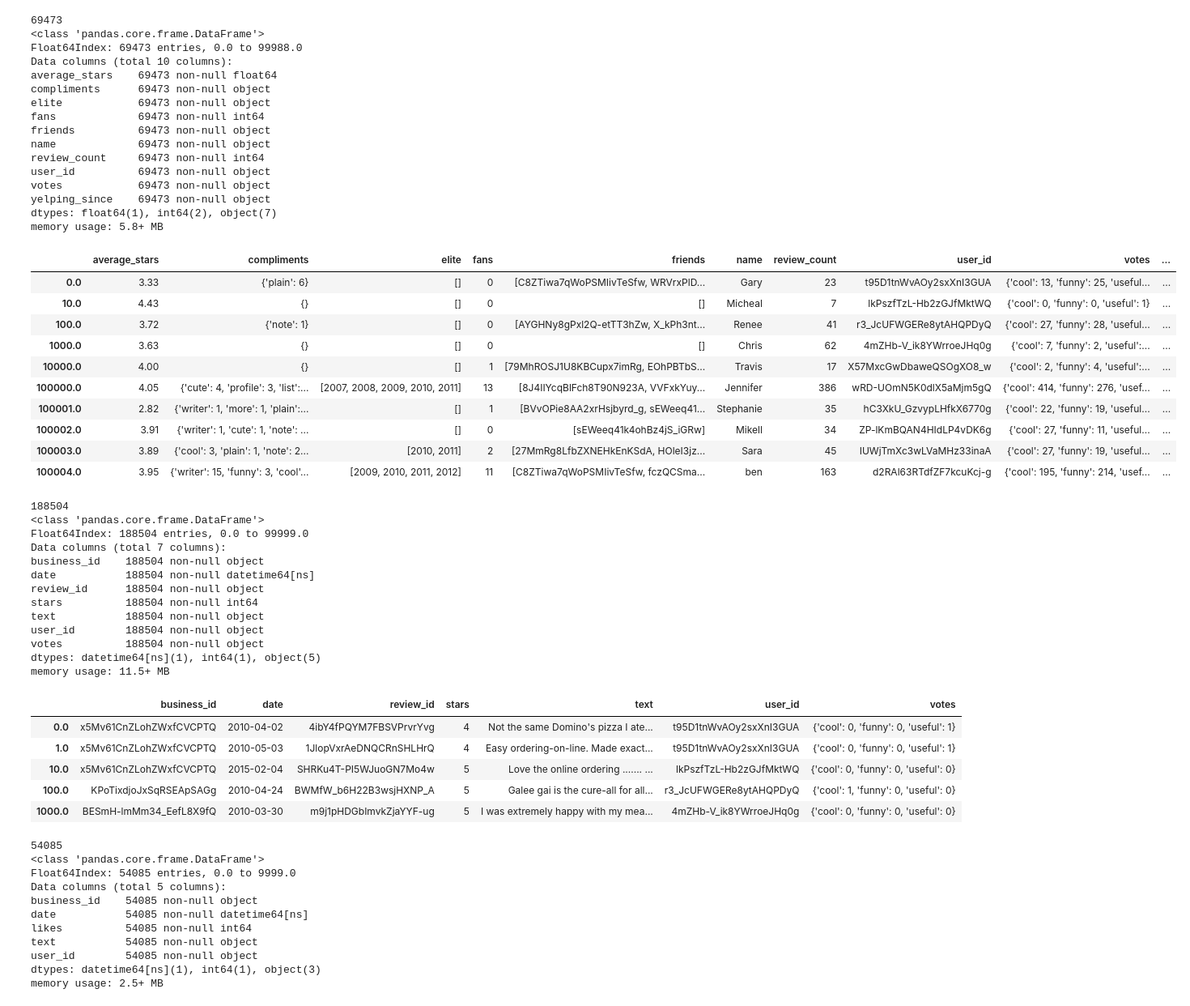
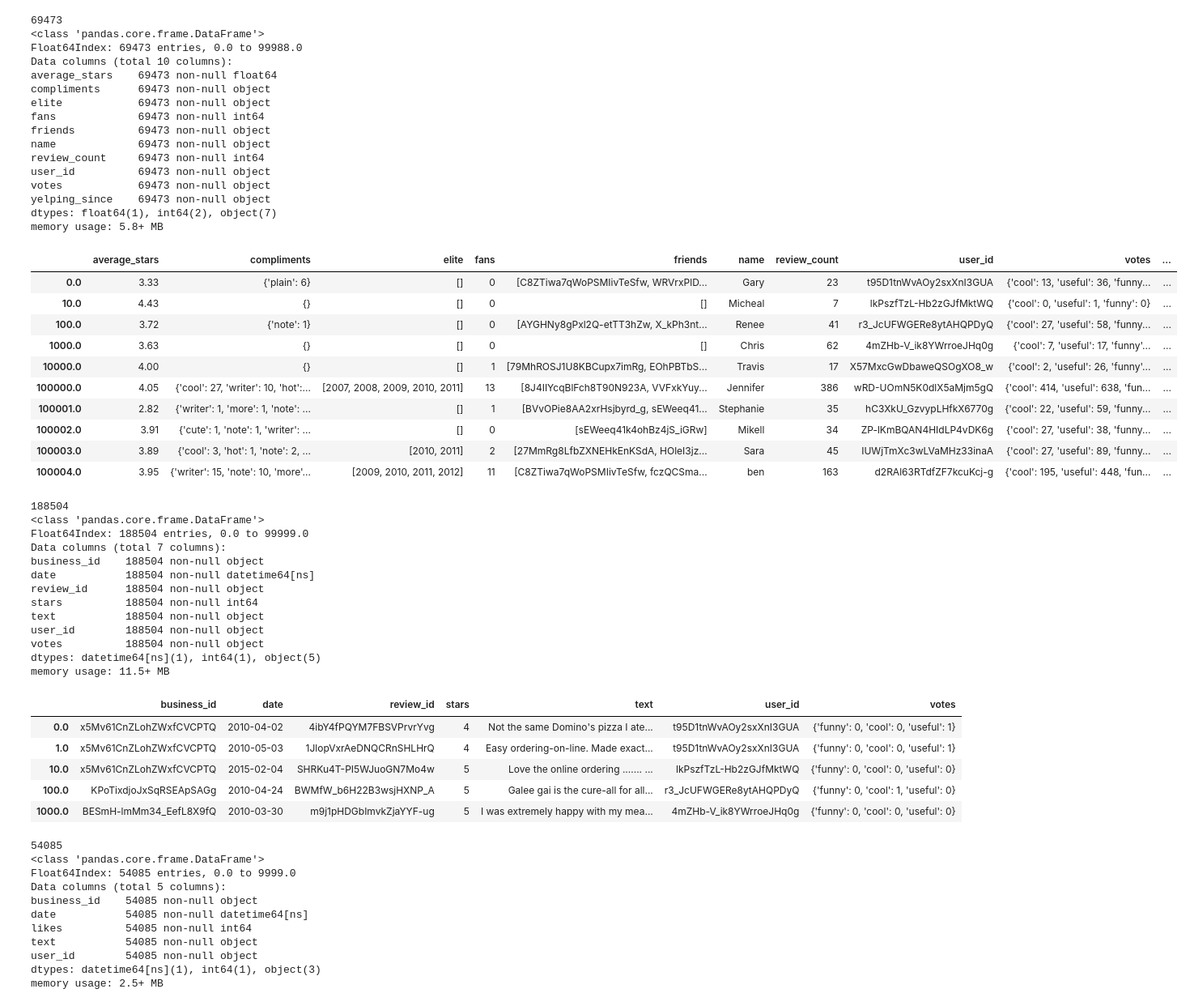
Before and after one commit to deepsreddy/DSI_CapstoneProject, a Jupyter notebook: Explore_ModelFeatures.ipynb, the cells around one changed output. Shown: that part at 81% size. Saved outputs shown, nothing was run; the diff lists cells and outputs as text; code cells hidden in the pictures.

```diff
--- a/Explore_ModelFeatures.ipynb
+++ b/Explore_ModelFeatures.ipynb
@@ -77,38 +89,38 @@ memory usage: 251.1+ KB
 # %%
-user_df = pd.read_json('data/Phoenix_UserData.json')
+user_df = pd.read_json('data_full/Phoenix_UserData.json')
 print(len(user_df))
 user_df.info()
 user_df.head(10)
 # %% [output]
 69473
 <class 'pandas.core.frame.DataFrame'>
 Float64Index: 69473 entries, 0.0 to 99988.0
 Data columns (total 10 columns):
 average_stars    69473 non-null float64
 compliments      69473 non-null object
 elite            69473 non-null object
 fans             69473 non-null int64
 friends          69473 non-null object
 name             69473 non-null object
 review_count     69473 non-null int64
 user_id          69473 non-null object
 votes            69473 non-null object
 yelping_since    69473 non-null object
 dtypes: float64(1), int64(2), object(7)
 memory usage: 5.8+ MB
 |  | average_stars | compliments | elite | fans | friends | name | review_count | user_id | votes | ... |
-| 0.0 | 3.33 | {'plain': 6} | [] | 0 | [C8ZTiwa7qWoPSMIivTeSfw, WRVrxPlD... | Gary | 23 | t95D1tnWvAOy2sxXnI3GUA | {'cool': 13, 'funny': 25, 'useful... | ... |
-| 10.0 | 4.43 | {} | [] | 0 | [] | Micheal | 7 | lkPszfTzL-Hb2zGJfMktWQ | {'cool': 0, 'funny': 0, 'useful': 1} | ... |
-| 100.0 | 3.72 | {'note': 1} | [] | 0 | [AYGHNy8gPxl2Q-etTT3hZw, X_kPh3nt... | Renee | 41 | r3_JcUFWGERe8ytAHQPDyQ | {'cool': 27, 'funny': 28, 'useful... | ... |
-| 1000.0 | 3.63 | {} | [] | 0 | [] | Chris | 62 | 4mZHb-V_ik8YWrroeJHq0g | {'cool': 7, 'funny': 2, 'useful':... | ... |
-| 10000.0 | 4.00 | {} | [] | 1 | [79MhROSJ1U8KBCupx7imRg, EOhPBTbS... | Travis | 17 | X57MxcGwDbaweQSOgXO8_w | {'cool': 2, 'funny': 4, 'useful':... | ... |
-| 100000.0 | 4.05 | {'cute': 4, 'profile': 3, 'list':... | [2007, 2008, 2009, 2010, 2011] | 13 | [8J4IIYcqBlFch8T90N923A, VVFxkYuy... | Jennifer | 386 | wRD-UOmN5K0dlX5aMjm5gQ | {'cool': 414, 'funny': 276, 'usef... | ... |
-| 100001.0 | 2.82 | {'writer': 1, 'more': 1, 'plain':... | [] | 1 | [BVvOPie8AA2xrHsjbyrd_g, sEWeeq41... | Stephanie | 35 | hC3XkU_GzvypLHfkX6770g | {'cool': 22, 'funny': 19, 'useful... | ... |
-| 100002.0 | 3.91 | {'writer': 1, 'cute': 1, 'note': ... | [] | 0 | [sEWeeq41k4ohBz4jS_iGRw] | Mikell | 34 | ZP-lKmBQAN4HIdLP4vDK6g | {'cool': 27, 'funny': 11, 'useful... | ... |
-| 100003.0 | 3.89 | {'cool': 3, 'plain': 1, 'note': 2... | [2010, 2011] | 2 | [27MmRg8LfbZXNEHkEnKSdA, HOleI3jz... | Sara | 45 | IUWjTmXc3wLVaMHz33inaA | {'cool': 27, 'funny': 19, 'useful... | ... |
-| 100004.0 | 3.95 | {'writer': 15, 'funny': 3, 'cool'... | [2009, 2010, 2011, 2012] | 11 | [C8ZTiwa7qWoPSMIivTeSfw, fczQCSma... | ben | 163 | d2RAl63RTdfZF7kcuKcj-g | {'cool': 195, 'funny': 214, 'usef... | ... |
+| 0.0 | 3.33 | {'plain': 6} | [] | 0 | [C8ZTiwa7qWoPSMIivTeSfw, WRVrxPlD... | Gary | 23 | t95D1tnWvAOy2sxXnI3GUA | {'cool': 13, 'useful': 36, 'funny... | ... |
+| 10.0 | 4.43 | {} | [] | 0 | [] | Micheal | 7 | lkPszfTzL-Hb2zGJfMktWQ | {'cool': 0, 'useful': 1, 'funny': 0} | ... |
+| 100.0 | 3.72 | {'note': 1} | [] | 0 | [AYGHNy8gPxl2Q-etTT3hZw, X_kPh3nt... | Renee | 41 | r3_JcUFWGERe8ytAHQPDyQ | {'cool': 27, 'useful': 58, 'funny... | ... |
+| 1000.0 | 3.63 | {} | [] | 0 | [] | Chris | 62 | 4mZHb-V_ik8YWrroeJHq0g | {'cool': 7, 'useful': 17, 'funny'... | ... |
+| 10000.0 | 4.00 | {} | [] | 1 | [79MhROSJ1U8KBCupx7imRg, EOhPBTbS... | Travis | 17 | X57MxcGwDbaweQSOgXO8_w | {'cool': 2, 'useful': 26, 'funny'... | ... |
+| 100000.0 | 4.05 | {'cool': 27, 'writer': 10, 'hot':... | [2007, 2008, 2009, 2010, 2011] | 13 | [8J4IIYcqBlFch8T90N923A, VVFxkYuy... | Jennifer | 386 | wRD-UOmN5K0dlX5aMjm5gQ | {'cool': 414, 'useful': 638, 'fun... | ... |
+| 100001.0 | 2.82 | {'writer': 1, 'more': 1, 'note': ... | [] | 1 | [BVvOPie8AA2xrHsjbyrd_g, sEWeeq41... | Stephanie | 35 | hC3XkU_GzvypLHfkX6770g | {'cool': 22, 'useful': 59, 'funny... | ... |
+| 100002.0 | 3.91 | {'cute': 1, 'note': 1, 'writer': ... | [] | 0 | [sEWeeq41k4ohBz4jS_iGRw] | Mikell | 34 | ZP-lKmBQAN4HIdLP4vDK6g | {'cool': 27, 'useful': 38, 'funny... | ... |
+| 100003.0 | 3.89 | {'cool': 3, 'hot': 1, 'note': 2, ... | [2010, 2011] | 2 | [27MmRg8LfbZXNEHkEnKSdA, HOleI3jz... | Sara | 45 | IUWjTmXc3wLVaMHz33inaA | {'cool': 27, 'useful': 89, 'funny... | ... |
+| 100004.0 | 3.95 | {'writer': 15, 'note': 10, 'more'... | [2009, 2010, 2011, 2012] | 11 | [C8ZTiwa7qWoPSMIivTeSfw, fczQCSma... | ben | 163 | d2RAl63RTdfZF7kcuKcj-g | {'cool': 195, 'useful': 448, 'fun... | ... |
 # %%
-review_df = pd.read_json('data/Phoenix_ReviewData.json')
+review_df = pd.read_json('data_full/Phoenix_ReviewData.json')
 print(len(review_df))
 review_df.info()
 review_df.head(5)
@@ -127,11 +139,11 @@ votes          188504 non-null object
 dtypes: datetime64[ns](1), int64(1), object(5)
 memory usage: 11.5+ MB
 |  | business_id | date | review_id | stars | text | user_id | votes |
-| 0.0 | x5Mv61CnZLohZWxfCVCPTQ | 2010-04-02 | 4ibY4fPQYM7FBSVPrvrYvg | 4 | Not the same Domino's pizza I ate... | t95D1tnWvAOy2sxXnI3GUA | {'cool': 0, 'funny': 0, 'useful': 1} |
-| 1.0 | x5Mv61CnZLohZWxfCVCPTQ | 2010-05-03 | 1JlopVxrAeDNQCRnSHLHrQ | 4 | Easy ordering-on-line. Made exact... | t95D1tnWvAOy2sxXnI3GUA | {'cool': 0, 'funny': 0, 'useful': 1} |
-| 10.0 | x5Mv61CnZLohZWxfCVCPTQ | 2015-02-04 | SHRKu4T-PI5WJuoGN7Mo4w | 5 | Love the online ordering ....... ... | lkPszfTzL-Hb2zGJfMktWQ | {'cool': 0, 'funny': 0, 'useful': 0} |
-| 100.0 | KPoTixdjoJxSqRSEApSAGg | 2010-04-24 | BWMfW_b6H22B3wsjHXNP_A | 5 | Galee gai is the cure-all for all... | r3_JcUFWGERe8ytAHQPDyQ | {'cool': 1, 'funny': 0, 'useful': 0} |
-| 1000.0 | BESmH-lmMm34_EefL8X9fQ | 2010-03-30 | m9j1pHDGbImvkZjaYYF-ug | 5 | I was extremely happy with my mea... | 4mZHb-V_ik8YWrroeJHq0g | {'cool': 0, 'funny': 0, 'useful': 0} |
+| 0.0 | x5Mv61CnZLohZWxfCVCPTQ | 2010-04-02 | 4ibY4fPQYM7FBSVPrvrYvg | 4 | Not the same Domino's pizza I ate... | t95D1tnWvAOy2sxXnI3GUA | {'funny': 0, 'cool': 0, 'useful': 1} |
+| 1.0 | x5Mv61CnZLohZWxfCVCPTQ | 2010-05-03 | 1JlopVxrAeDNQCRnSHLHrQ | 4 | Easy ordering-on-line. Made exact... | t95D1tnWvAOy2sxXnI3GUA | {'funny': 0, 'cool': 0, 'useful': 1} |
+| 10.0 | x5Mv61CnZLohZWxfCVCPTQ | 2015-02-04 | SHRKu4T-PI5WJuoGN7Mo4w | 5 | Love the online ordering ....... ... | lkPszfTzL-Hb2zGJfMktWQ | {'funny': 0, 'cool': 0, 'useful': 0} |
+| 100.0 | KPoTixdjoJxSqRSEApSAGg | 2010-04-24 | BWMfW_b6H22B3wsjHXNP_A | 5 | Galee gai is the cure-all for all... | r3_JcUFWGERe8ytAHQPDyQ | {'funny': 0, 'cool': 1, 'useful': 0} |
+| 1000.0 | BESmH-lmMm34_EefL8X9fQ | 2010-03-30 | m9j1pHDGbImvkZjaYYF-ug | 5 | I was extremely happy with my mea... | 4mZHb-V_ik8YWrroeJHq0g | {'funny': 0, 'cool': 0, 'useful': 0} |
 # %%
 tip_df = pd.read_json('data/Phoenix_TipData.json')
 print(len(tip_df))
```
Also changed, not shown: parts of 18 cells of this notebook.
